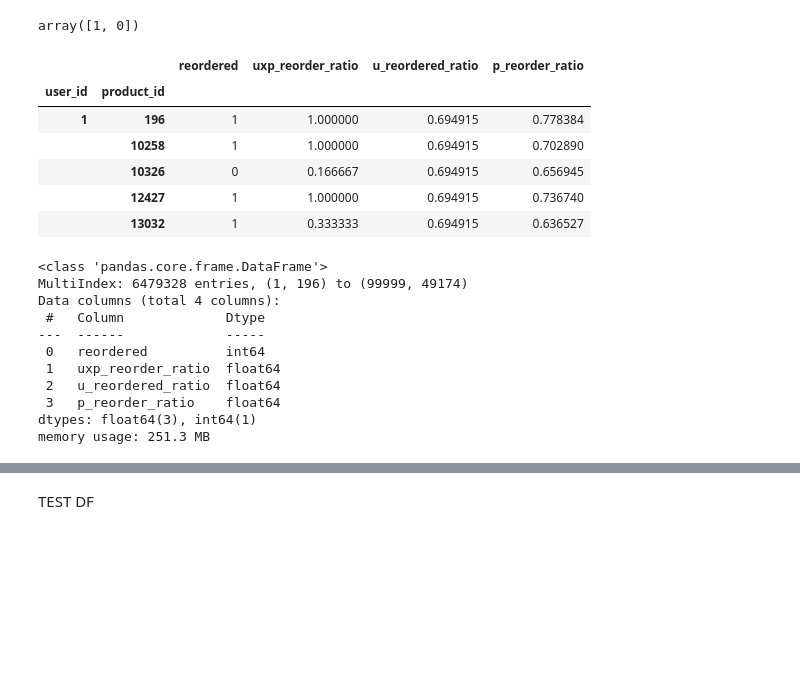
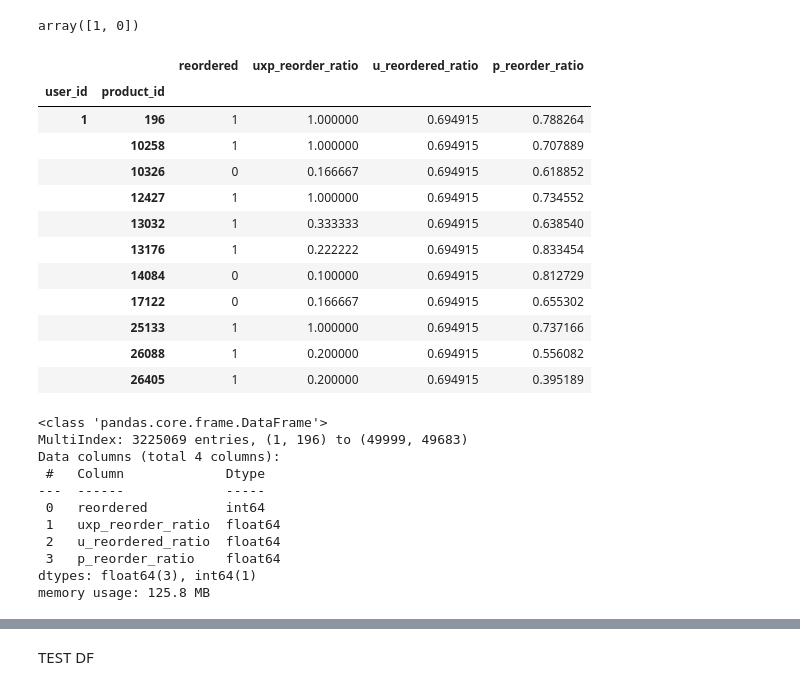
Before and after one commit to AmlanAlok/instacart-2017-project, a Jupyter notebook: Instacart_2017_XGBoost_05.ipynb, the cells around one changed output, grey strips where cells are left out. Drawn from its saved outputs; the diff is of its cells as text; code cells hidden in the pictures; blank space fills up the shorter version.

```diff
--- a/Instacart_2017_XGBoost_05.ipynb
+++ b/Instacart_2017_XGBoost_05.ipynb
@@ -26,12 +26,12 @@ Reading input
 aisles = pd.read_csv("aisles.csv")
 departments = pd.read_csv("departments.csv")
 products = pd.read_csv("products.csv")
-# orders = pd.read_csv("orders_50.csv")
-# order_products_prior = pd.read_csv("op_prior_50.csv")
-# order_products_train = pd.read_csv("op_train_50.csv")
-orders = pd.read_csv("orders_100.csv")
-order_products_prior = pd.read_csv("op_prior_100.csv")
-order_products_train = pd.read_csv("op_train_100.csv")
+orders = pd.read_csv("orders_50.csv")
+order_products_prior = pd.read_csv("op_prior_50.csv")
+order_products_train = pd.read_csv("op_train_50.csv")
+# orders = pd.read_csv("orders_100.csv")
+# order_products_prior = pd.read_csv("op_prior_100.csv")
+# order_products_train = pd.read_csv("op_train_100.csv")
 # orders = pd.read_csv("orders.csv")
 # order_products_prior = pd.read_csv("order_products__prior.csv")
 # order_products_train = pd.read_csv("order_products__train.csv")
@@ -522,20 +534,26 @@ array([1, 0])
 opjoin = opjoin.drop(['uxp_total_bought', 'u_total_orders', 'p_total_purchases'], axis=1)
 # %%
 opjoin = opjoin.set_index(['user_id', 'product_id'])
-opjoin.head()
+opjoin.head(11)
 # %% [output]
 |  |  | reordered | uxp_reorder_ratio | u_reordered_ratio | p_reorder_ratio |
 | user_id | product_id |  |  |  |  |
-| 1 | 196 | 1 | 1.000000 | 0.694915 | 0.778384 |
-|  | 10258 | 1 | 1.000000 | 0.694915 | 0.702890 |
-|  | 10326 | 0 | 0.166667 | 0.694915 | 0.656945 |
-|  | 12427 | 1 | 1.000000 | 0.694915 | 0.736740 |
-|  | 13032 | 1 | 0.333333 | 0.694915 | 0.636527 |
+| 1 | 196 | 1 | 1.000000 | 0.694915 | 0.788264 |
+|  | 10258 | 1 | 1.000000 | 0.694915 | 0.707889 |
+|  | 10326 | 0 | 0.166667 | 0.694915 | 0.618852 |
+|  | 12427 | 1 | 1.000000 | 0.694915 | 0.734552 |
+|  | 13032 | 1 | 0.333333 | 0.694915 | 0.638540 |
+|  | 13176 | 1 | 0.222222 | 0.694915 | 0.833454 |
+|  | 14084 | 0 | 0.100000 | 0.694915 | 0.812729 |
+|  | 17122 | 0 | 0.166667 | 0.694915 | 0.655302 |
+|  | 25133 | 1 | 1.000000 | 0.694915 | 0.737166 |
+|  | 26088 | 1 | 0.200000 | 0.694915 | 0.556082 |
+|  | 26405 | 1 | 0.200000 | 0.694915 | 0.395189 |
 # %%
 opjoin.info()
 # %% [output]
 <class 'pandas.core.frame.DataFrame'>
-MultiIndex: 6479328 entries, (1, 196) to (99999, 49174)
+MultiIndex: 3225069 entries, (1, 196) to (49999, 49683)
 Data columns (total 4 columns):
  #   Column             Dtype
 ---  ------             -----
@@ -544,4 +562,4 @@ Data columns (total 4 columns):
  2   u_reordered_ratio  float64
  3   p_reorder_ratio    float64
 dtypes: float64(3), int64(1)
-memory usage: 251.3 MB
+memory usage: 125.8 MB
```
Also changed, not shown: parts of 50 cells of this notebook.
